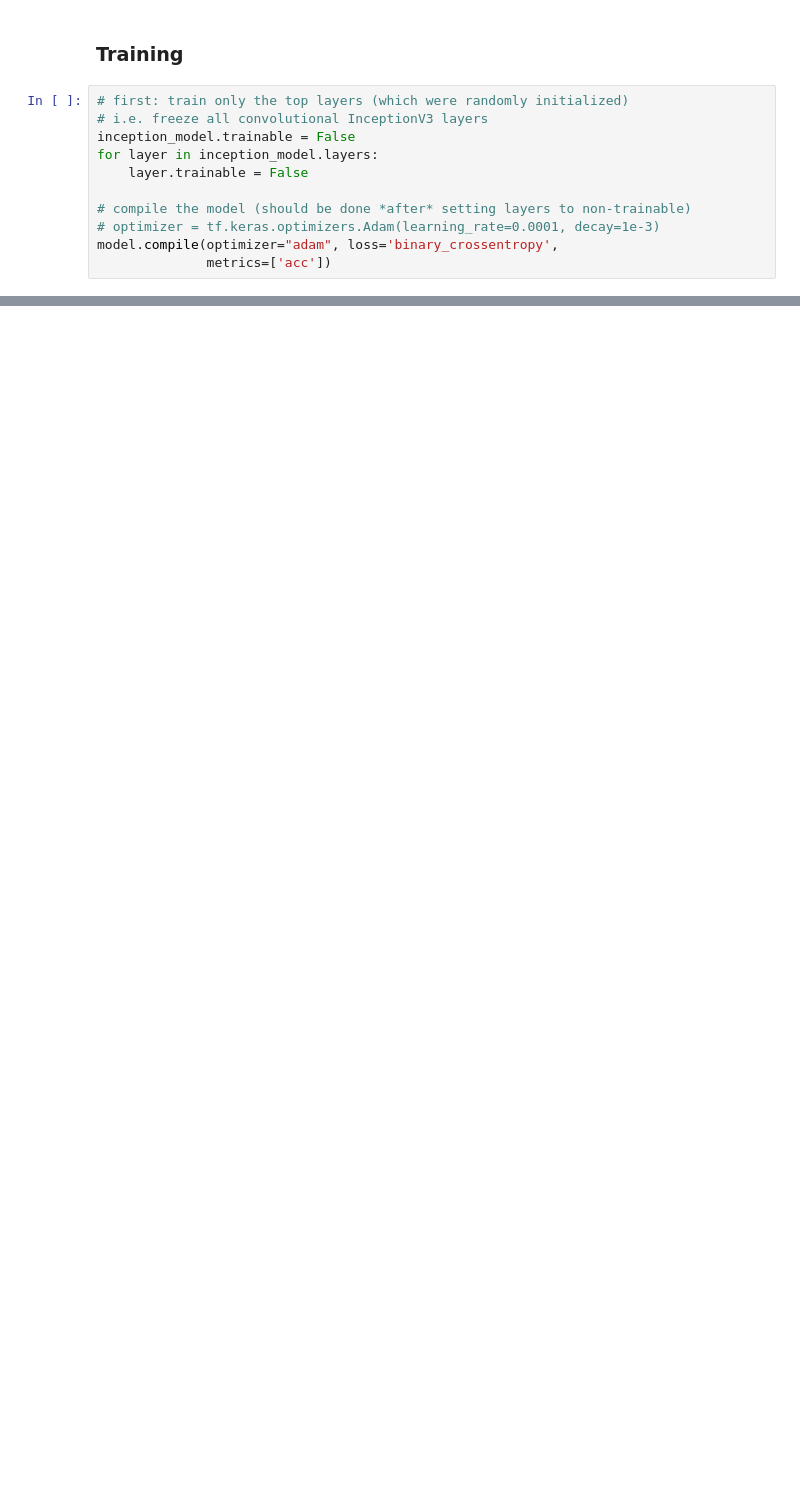
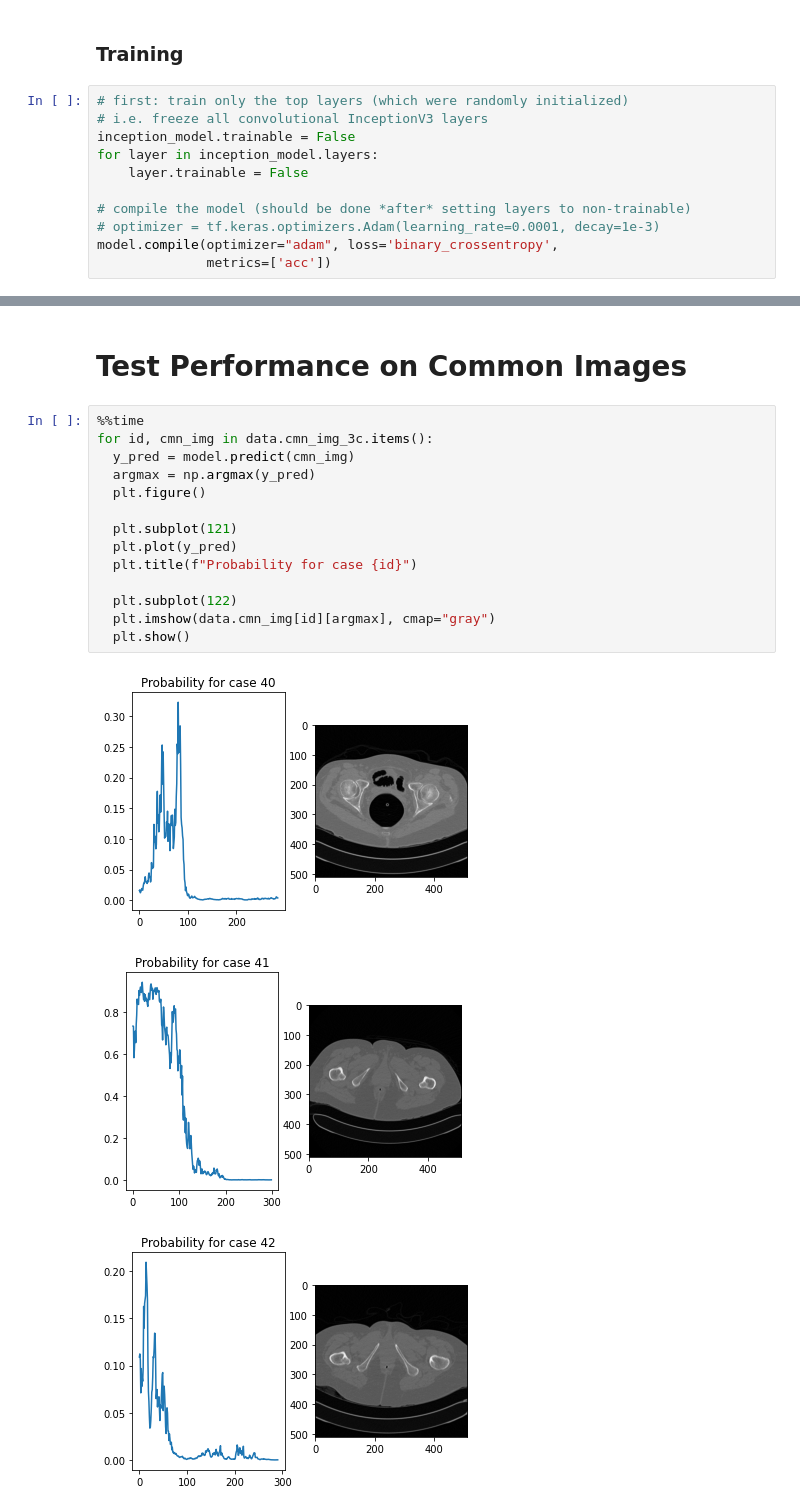
Before and after one commit to KenzaB27/segmentation-of-pelvic-bone, a Jupyter notebook: src/inception.ipynb, the cells around one changed output, grey strips where cells are left out. Cells and saved outputs as stored; diff of their text form; blank space fills up the shorter version.

```diff
--- a/src/inception.ipynb
+++ b/src/inception.ipynb
@@ -136,0 +181,20 @@ plt.show()
+# %% [markdown]
+# Test Performance on Common Images
+# %%
+%%time
+for id, cmn_img in data.cmn_img_3c.items():
+  y_pred = model.predict(cmn_img)
+  argmax = np.argmax(y_pred)
+  plt.figure()
+
+  plt.subplot(121)
+  plt.plot(y_pred)
+  plt.title(f"Probability for case {id}")
+
+  plt.subplot(122)
+  plt.imshow(data.cmn_img[id][argmax], cmap="gray")
+  plt.show()
+# %% [output]
+[figure, added]
+[figure, added]
+[figure, added]
```
Also changed, not shown: parts of 12 cells of this notebook.
